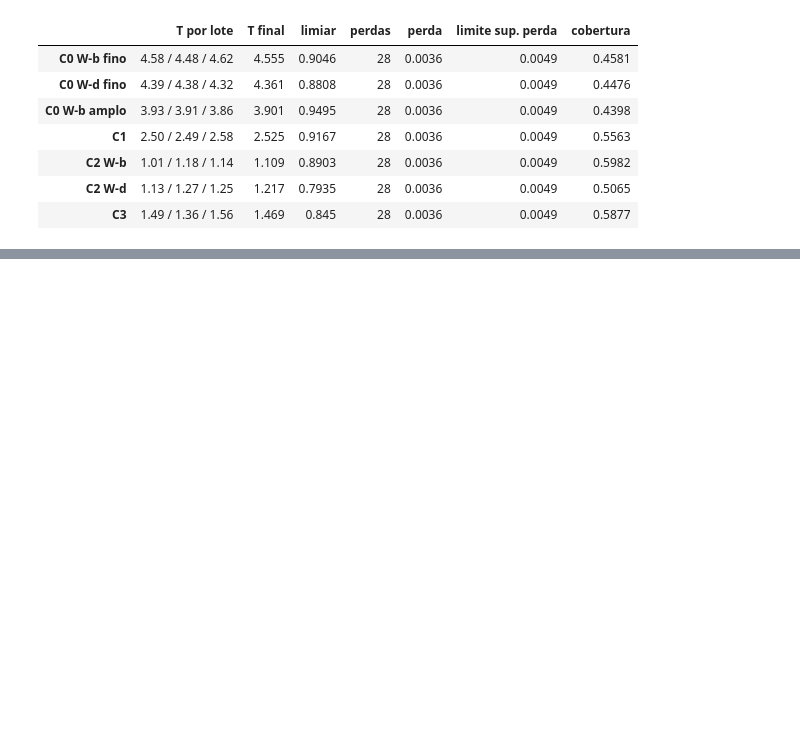
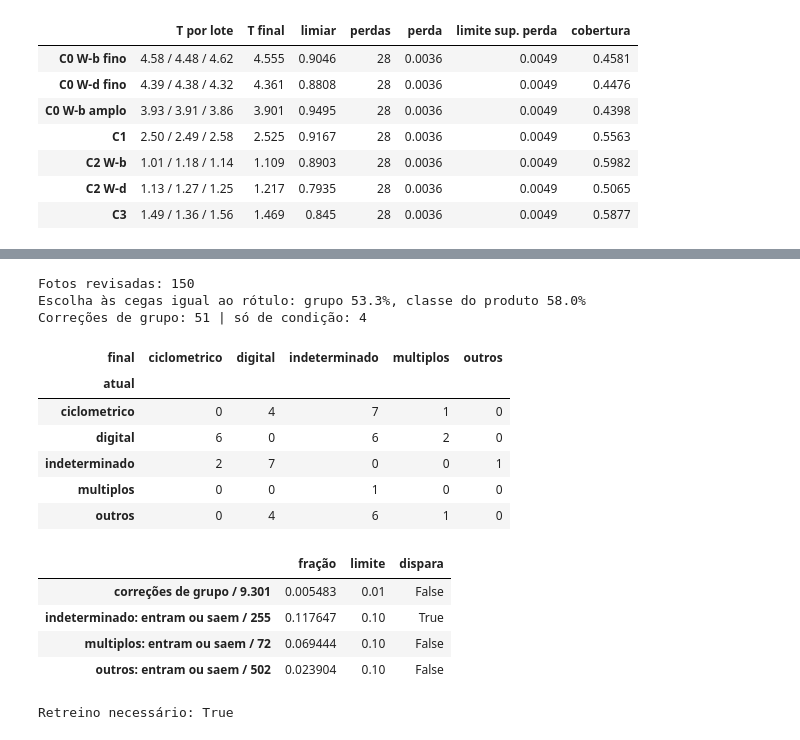
Before and after one commit to phelipecscosta/leitura_automatizada_mostradores_energia_pesquisa, a Jupyter notebook: exploracao/triagem_candidatos.ipynb, the cells around one changed output, grey strips where cells are left out. Saved outputs shown, nothing was run; the diff lists cells and outputs as text; code cells hidden in the pictures; blank space fills up the shorter version.

```diff
--- a/exploracao/triagem_candidatos.ipynb
+++ b/exploracao/triagem_candidatos.ipynb
@@ -261,0 +314,52 @@ c3_wb_fino: commit abcb7f8, sementes 3, épocas escolhidas [2, 7, 3, 8, 5, 4, 3,
+# %%
+# Bloco código 10
+from training.group_labels import product_class as group_class
+
+review = pd.read_csv(REVIEW_DIR / "revisao_r3.csv", dtype=str)
+assert len(review) == len(union) and set(review["pseudonimo"]) == {EVAL_CODES[i] for i in union}
+
+for col in ("cego", "atual", "final"):
+    review[f"classe_{col}"] = review[f"grupo_{col}"].map(group_class)
+
+n = len(review)
+blind_group = (review["grupo_cego"] == review["grupo_atual"]).mean()
+blind_class = (review["classe_cego"] == review["classe_atual"]).mean()
+group_fix = review["grupo_final"] != review["grupo_atual"]
+cond_only = ~group_fix & (review["condicao_final"] != review["condicao_atual"])
+print(f"Fotos revisadas: {n}")
+print(f"Escolha às cegas igual ao rótulo: grupo {blind_group:.1%}, classe do produto {blind_class:.1%}")
+print(f"Correções de grupo: {group_fix.sum()} | só de condição: {cond_only.sum()}")
+
+# Transições de classe do produto entre o rótulo atual e o final
+moved = review[review["classe_final"] != review["classe_atual"]]
+display(pd.crosstab(moved["classe_atual"], moved["classe_final"],
+                    rownames=["atual"], colnames=["final"]))
+
+# Gatilho de retreino
+dev_counts = pd.Series([PRODUCT_CLASSES[p.product_class] for p in photos]).value_counts()
+trigger = {"correções de grupo / 9.301": group_fix.sum() / len(photos)}
+for c in ("indeterminado", "multiplos", "outros"):
+    touched = ((moved["classe_atual"] == c) | (moved["classe_final"] == c)).sum()
+    trigger[f"{c}: entram ou saem / {dev_counts[c]}"] = touched / dev_counts[c]
+limits = [0.01, 0.10, 0.10, 0.10]
+table = pd.DataFrame({"fração": trigger.values(), "limite": limits}, index=trigger.keys())
+table["dispara"] = table["fração"] > table["limite"]
+display(table)
+print("Retreino necessário:", bool(table["dispara"].any()))
+# %% [output]
+Fotos revisadas: 150
+Escolha às cegas igual ao rótulo: grupo 53.3%, classe do produto 58.0%
+Correções de grupo: 51 | só de condição: 4
+| final | ciclometrico | digital | indeterminado | multiplos | outros |
+| atual |  |  |  |  |  |
+| ciclometrico | 0 | 4 | 7 | 1 | 0 |
+| digital | 6 | 0 | 6 | 2 | 0 |
+| indeterminado | 2 | 7 | 0 | 0 | 1 |
+| multiplos | 0 | 0 | 1 | 0 | 0 |
+| outros | 0 | 4 | 6 | 1 | 0 |
+|  | fração | limite | dispara |
+| correções de grupo / 9.301 | 0.005483 | 0.01 | False |
+| indeterminado: entram ou saem / 255 | 0.117647 | 0.10 | True |
+| multiplos: entram ou saem / 72 | 0.069444 | 0.10 | False |
+| outros: entram ou saem / 502 | 0.023904 | 0.10 | False |
+Retreino necessário: True
```
Also changed, not shown: parts of 11 cells of this notebook.
